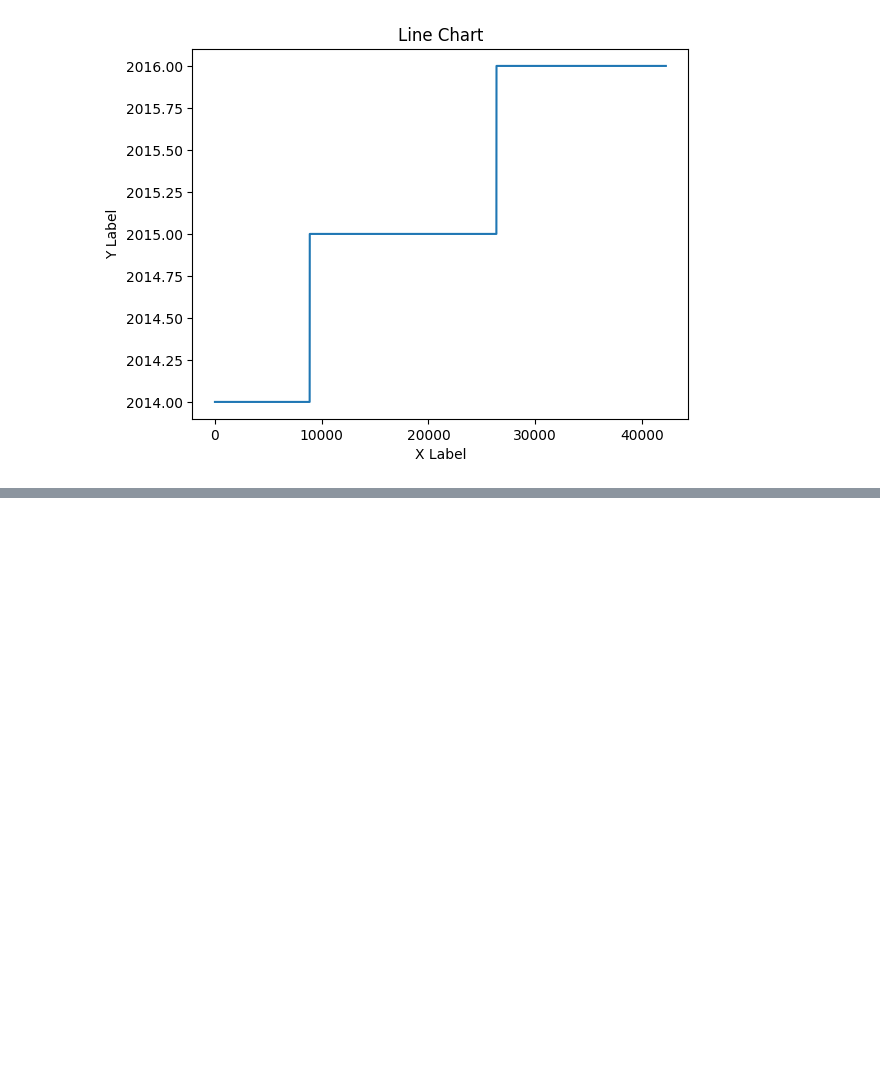
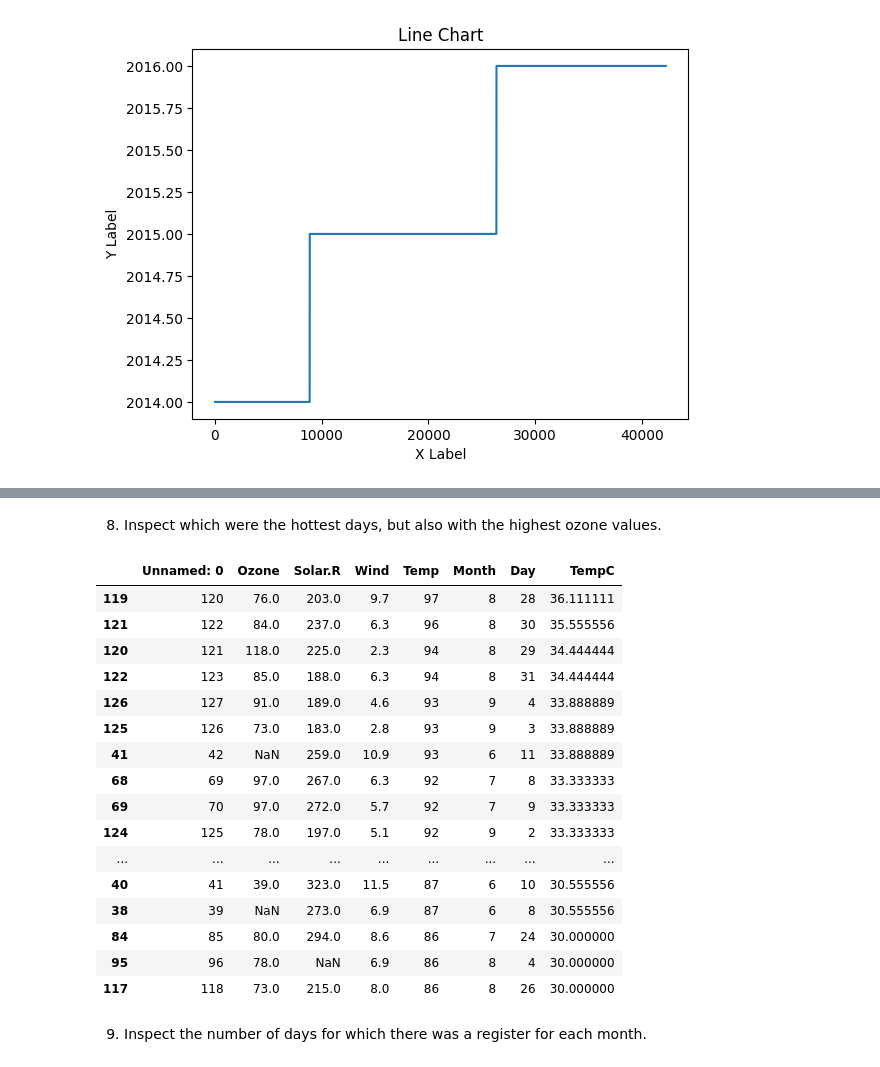
Before and after one commit to Sthe12/Trabajos-DataMining-y-MachineLearning, a Jupyter notebook: Taller-Introduction to Python for Machine Learning.ipynb, the cells around one changed output, grey strips where cells are left out. Saved outputs shown, nothing was run; the diff lists cells and outputs as text; code cells hidden in the pictures; blank space fills up the shorter version.

```diff
--- a/Taller-Introduction to Python for Machine Learning.ipynb
+++ b/Taller-Introduction to Python for Machine Learning.ipynb
@@ -181,0 +386,28 @@ plt.show()
+# %% [markdown]
+8. Inspect which were the hottest days, but also with the highest ozone values.
+# %%
+#sort the dataframe by temp and ozone
+sorted_df = df.sort_values(by=['Temp', 'Ozone'],ascending=[False,False])
+#select the gottest days with highest ozone values
+hottest_days = sorted_df.head(30)
+hottest_days
+# %% [output]
+|  | Unnamed: 0 | Ozone | Solar.R | Wind | Temp | Month | Day | TempC |
+| 119 | 120 | 76.0 | 203.0 | 9.7 | 97 | 8 | 28 | 36.111111 |
+| 121 | 122 | 84.0 | 237.0 | 6.3 | 96 | 8 | 30 | 35.555556 |
+| 120 | 121 | 118.0 | 225.0 | 2.3 | 94 | 8 | 29 | 34.444444 |
+| 122 | 123 | 85.0 | 188.0 | 6.3 | 94 | 8 | 31 | 34.444444 |
+| 126 | 127 | 91.0 | 189.0 | 4.6 | 93 | 9 | 4 | 33.888889 |
+| 125 | 126 | 73.0 | 183.0 | 2.8 | 93 | 9 | 3 | 33.888889 |
+| 41 | 42 | NaN | 259.0 | 10.9 | 93 | 6 | 11 | 33.888889 |
+| 68 | 69 | 97.0 | 267.0 | 6.3 | 92 | 7 | 8 | 33.333333 |
+| 69 | 70 | 97.0 | 272.0 | 5.7 | 92 | 7 | 9 | 33.333333 |
+| 124 | 125 | 78.0 | 197.0 | 5.1 | 92 | 9 | 2 | 33.333333 |
+| ... | ... | ... | ... | ... | ... | ... | ... | ... |
+| 40 | 41 | 39.0 | 323.0 | 11.5 | 87 | 6 | 10 | 30.555556 |
+| 38 | 39 | NaN | 273.0 | 6.9 | 87 | 6 | 8 | 30.555556 |
+| 84 | 85 | 80.0 | 294.0 | 8.6 | 86 | 7 | 24 | 30.000000 |
+| 95 | 96 | 78.0 | NaN | 6.9 | 86 | 8 | 4 | 30.000000 |
+| 117 | 118 | 73.0 | 215.0 | 8.0 | 86 | 8 | 26 | 30.000000 |
+# %% [markdown]
+9. Inspect the number of days for which there was a register for each month.
```
Also changed, not shown: parts of 38 cells of this notebook.
